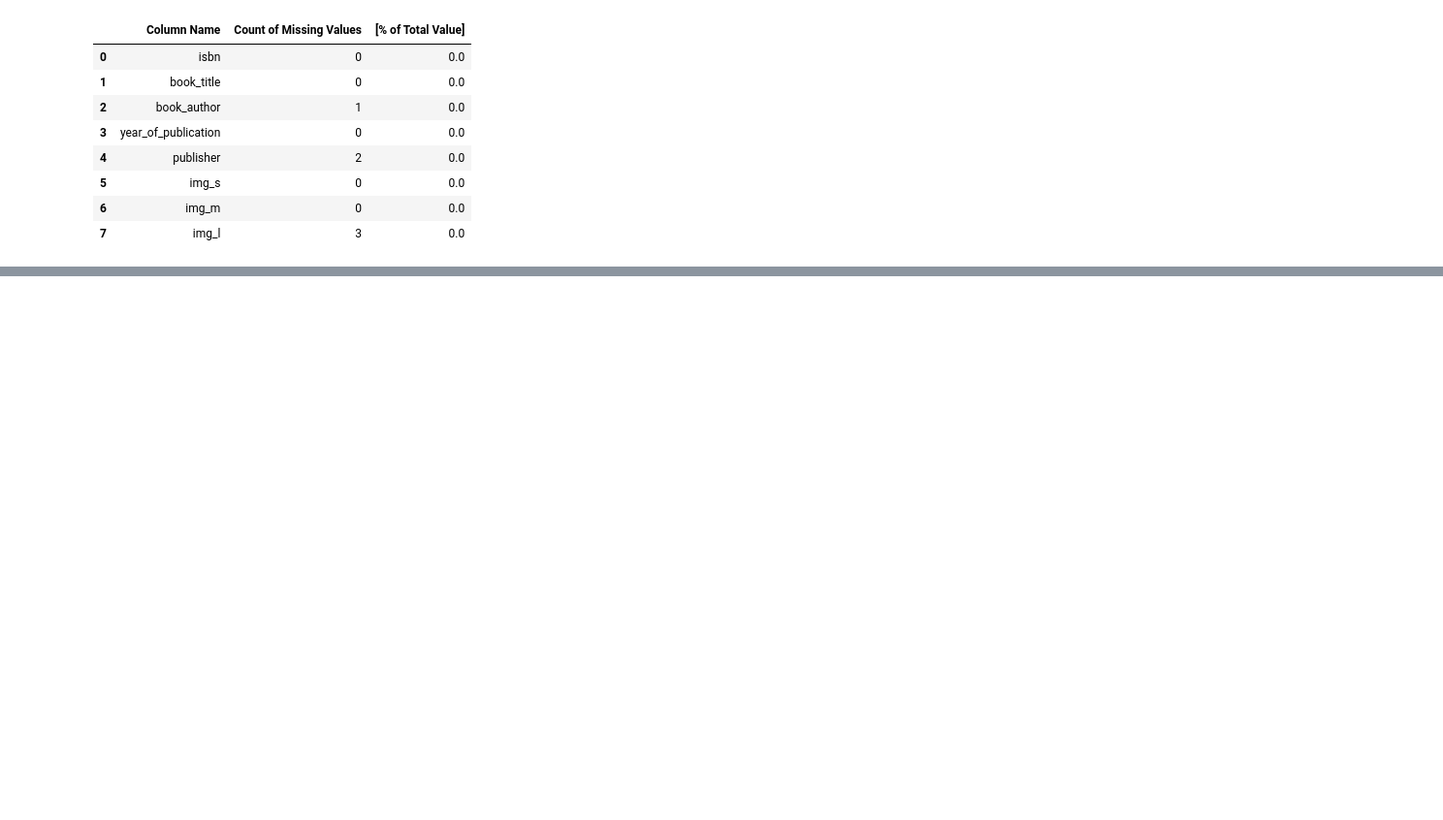
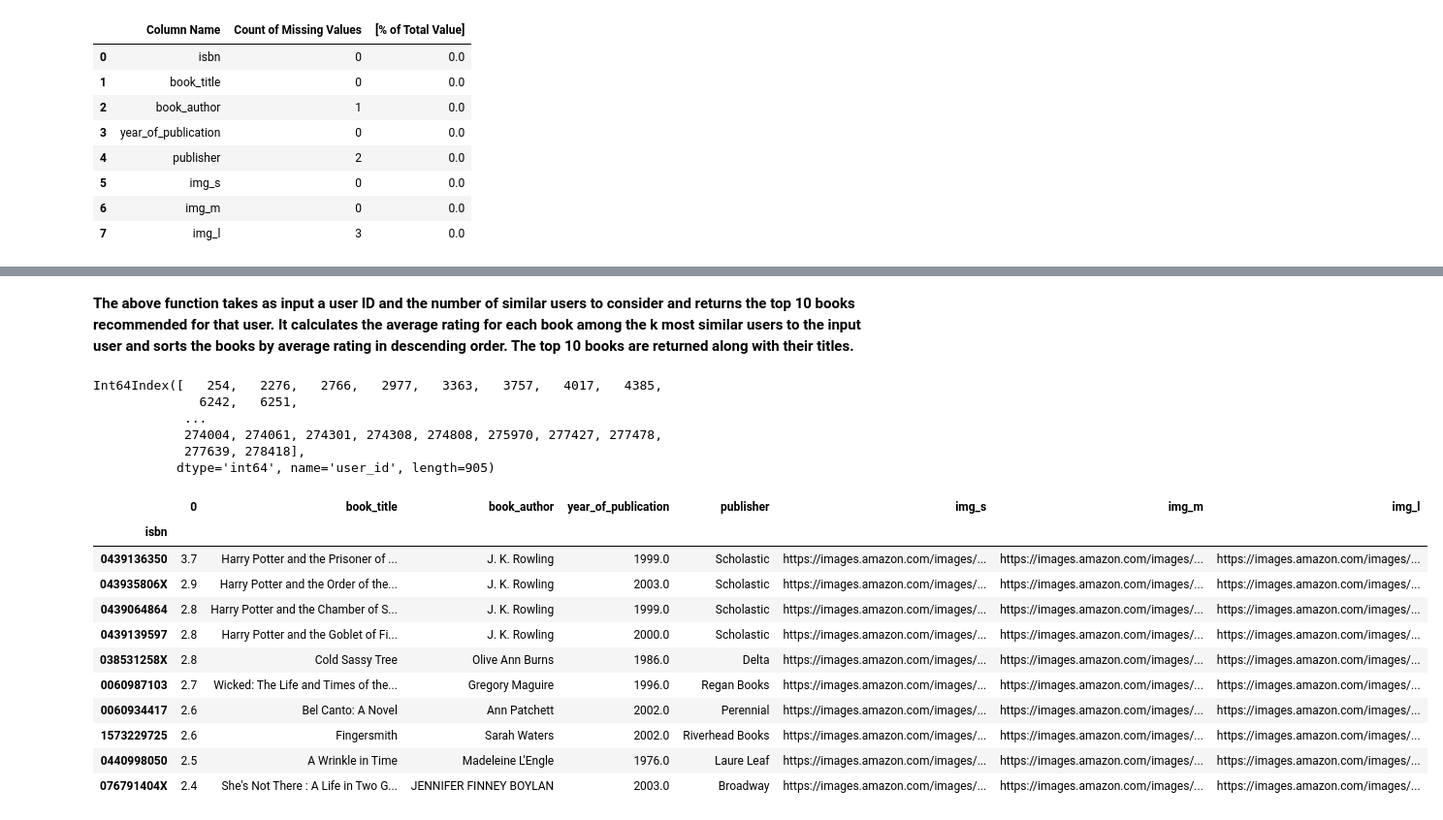
Before and after one commit to Gautamadarshi/Book-Recommendation-System, a Jupyter notebook: Book_Recommendendation_System.ipynb, the cells around one changed output, grey strips where cells are left out. Shown at 97% size. Drawn from its saved outputs; the diff is of its cells as text; code cells hidden in the pictures; blank space fills up the shorter version.

```diff
--- a/Book_Recommendendation_System.ipynb
+++ b/Book_Recommendendation_System.ipynb
@@ -857,0 +963,3 @@ missing_values(books)
+# %%
+# fill nan values with o
+ratings_pivot = ratings_pivot.fillna(0)
@@ -857,0 +968,56 @@ missing_values(books)
+# %%
+#calculate the cosine similarity between all pairs of users
+user_similarity = cosine_similarity(ratings_pivot)
+# %%
+# convert the similarity matrix to a DataFrame
+user_similarity_df = pd.DataFrame(user_similarity, index=ratings_pivot.index, columns=ratings_pivot.index)
+# %%
+# Define a function to get recommendations for a user
+def get_recommendations(user_id, k):
+  ''' Takes user id and the number of similar users to make recommendation
+  and returns the top_books dataframe
+  '''
+  # Get the k most similar users to the input user
+  similar_users = user_similarity_df[user_id].sort_values(ascending=False)[1:k+1].index
+
+  # Calculate the average rating for each book among the k most similar users
+  avg_ratings = ratings_pivot.loc[similar_users].mean()
+
+  # Sort the books by average rating in descending order and return the top 10
+  top_books = avg_ratings.sort_values(ascending=False).head(10)
+
+  # Add the book titles to the result
+  top_books = top_books.reset_index().merge(books, on='isbn').set_index('isbn')
+
+  return top_books
+# %% [markdown]
+
+
+**The above function takes as input a user ID and the number of similar users to consider and returns the top 10 books recommended for that user. It calculates the average rating for each book among the k most similar users to the input user and sorts the books by average rating in descending order. The top 10 books are returned along with their titles.**
+# %%
+# list of all the valid users in the pivot table
+ratings_pivot.index
+# %% [output]
+Int64Index([   254,   2276,   2766,   2977,   3363,   3757,   4017,   4385,
+              6242,   6251,
+            ...
+            274004, 274061, 274301, 274308, 274808, 275970, 277427, 277478,
+            277639, 278418],
+           dtype='int64', name='user_id', length=905)
+# %%
+# Example usage: Get recommendations for user  using their 10 most similar users
+recommended_books = get_recommendations(6251,10)
+display(recommended_books)
+# %% [output]
+|  | 0 | book_title | book_author | year_of_publication | publisher | img_s | img_m | img_l |
+| isbn |  |  |  |  |  |  |  |  |
+| 0439136350 | 3.7 | Harry Potter and the Prisoner of ... | J. K. Rowling | 1999.0 | Scholastic | https://images.amazon.com/images/... | https://images.amazon.com/images/... | https://images.amazon.com/images/... |
+| 043935806X | 2.9 | Harry Potter and the Order of the... | J. K. Rowling | 2003.0 | Scholastic | https://images.amazon.com/images/... | https://images.amazon.com/images/... | https://images.amazon.com/images/... |
+| 0439064864 | 2.8 | Harry Potter and the Chamber of S... | J. K. Rowling | 1999.0 | Scholastic | https://images.amazon.com/images/... | https://images.amazon.com/images/... | https://images.amazon.com/images/... |
+| 0439139597 | 2.8 | Harry Potter and the Goblet of Fi... | J. K. Rowling | 2000.0 | Scholastic | https://images.amazon.com/images/... | https://images.amazon.com/images/... | https://images.amazon.com/images/... |
+| 038531258X | 2.8 | Cold Sassy Tree | Olive Ann Burns | 1986.0 | Delta | https://images.amazon.com/images/... | https://images.amazon.com/images/... | https://images.amazon.com/images/... |
+| 0060987103 | 2.7 | Wicked: The Life and Times of the... | Gregory Maguire | 1996.0 | Regan Books | https://images.amazon.com/images/... | https://images.amazon.com/images/... | https://images.amazon.com/images/... |
+| 0060934417 | 2.6 | Bel Canto: A Novel | Ann Patchett | 2002.0 | Perennial | https://images.amazon.com/images/... | https://images.amazon.com/images/... | https://images.amazon.com/images/... |
+| 1573229725 | 2.6 | Fingersmith | Sarah Waters | 2002.0 | Riverhead Books | https://images.amazon.com/images/... | https://images.amazon.com/images/... | https://images.amazon.com/images/... |
+| 0440998050 | 2.5 | A Wrinkle in Time | Madeleine L'Engle | 1976.0 | Laure Leaf | https://images.amazon.com/images/... | https://images.amazon.com/images/... | https://images.amazon.com/images/... |
+| 076791404X | 2.4 | She's Not There : A Life in Two G... | JENNIFER FINNEY BOYLAN | 2003.0 | Broadway | https://images.amazon.com/images/... | https://images.amazon.com/images/... | https://images.amazon.com/images/... |
```
Also changed, not shown: parts of 64 cells of this notebook.
